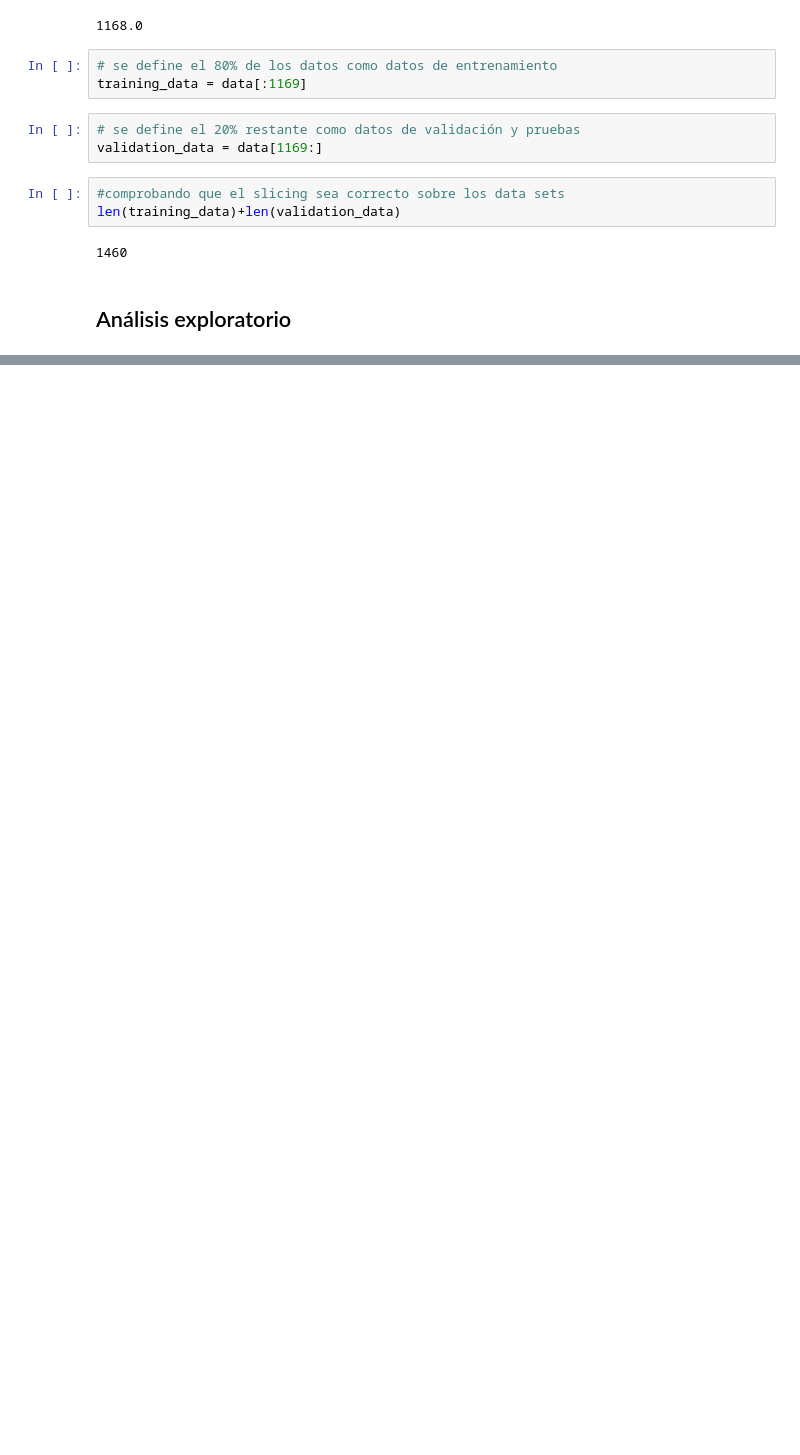
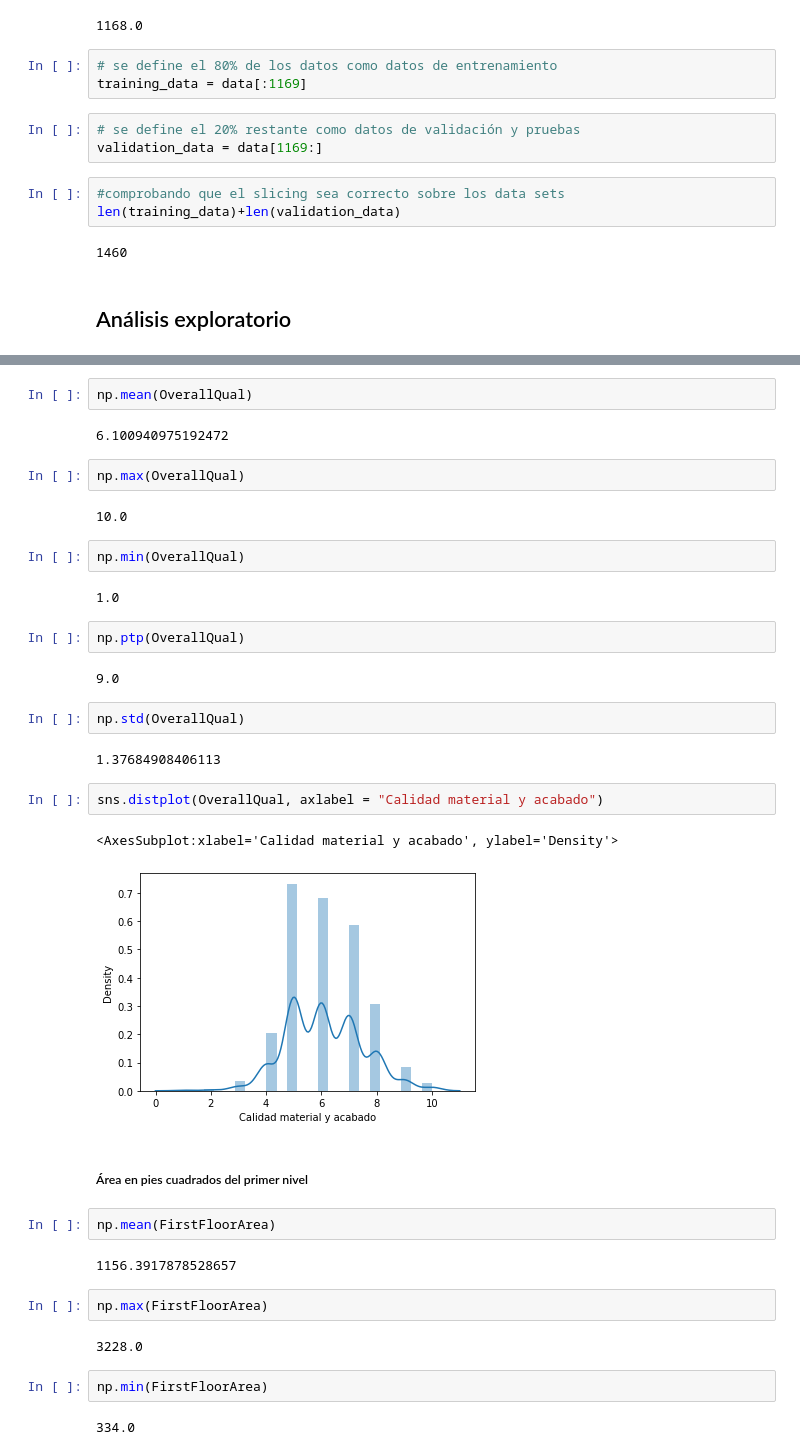
Before and after one commit to eddson90/galileo_tareas, a Jupyter notebook: Proyecto.ipynb, the cells around one changed output, grey strips where cells are left out. Drawn from its saved outputs; the diff is of its cells as text; blank space fills up the shorter version.

```diff
--- a/Proyecto.ipynb
+++ b/Proyecto.ipynb
@@ -48,0 +100,39 @@ len(training_data)+len(validation_data)
+# %%
+np.mean(OverallQual)
+# %% [output]
+6.100940975192472
+# %%
+np.max(OverallQual)
+# %% [output]
+10.0
+# %%
+np.min(OverallQual)
+# %% [output]
+1.0
+# %%
+np.ptp(OverallQual)
+# %% [output]
+9.0
+# %%
+np.std(OverallQual)
+# %% [output]
+1.37684908406113
+# %%
+sns.distplot(OverallQual, axlabel = "Calidad material y acabado")
+# %% [output]
+<AxesSubplot:xlabel='Calidad material y acabado', ylabel='Density'>
+[figure, added]
+# %% [markdown]
+##### Área en pies cuadrados del primer nivel
+# %%
+np.mean(FirstFloorArea)
+# %% [output]
+1156.3917878528657
+# %%
+np.max(FirstFloorArea)
+# %% [output]
+3228.0
+# %%
+np.min(FirstFloorArea)
+# %% [output]
+334.0
```
Also changed, not shown: parts of 36 cells of this notebook.
